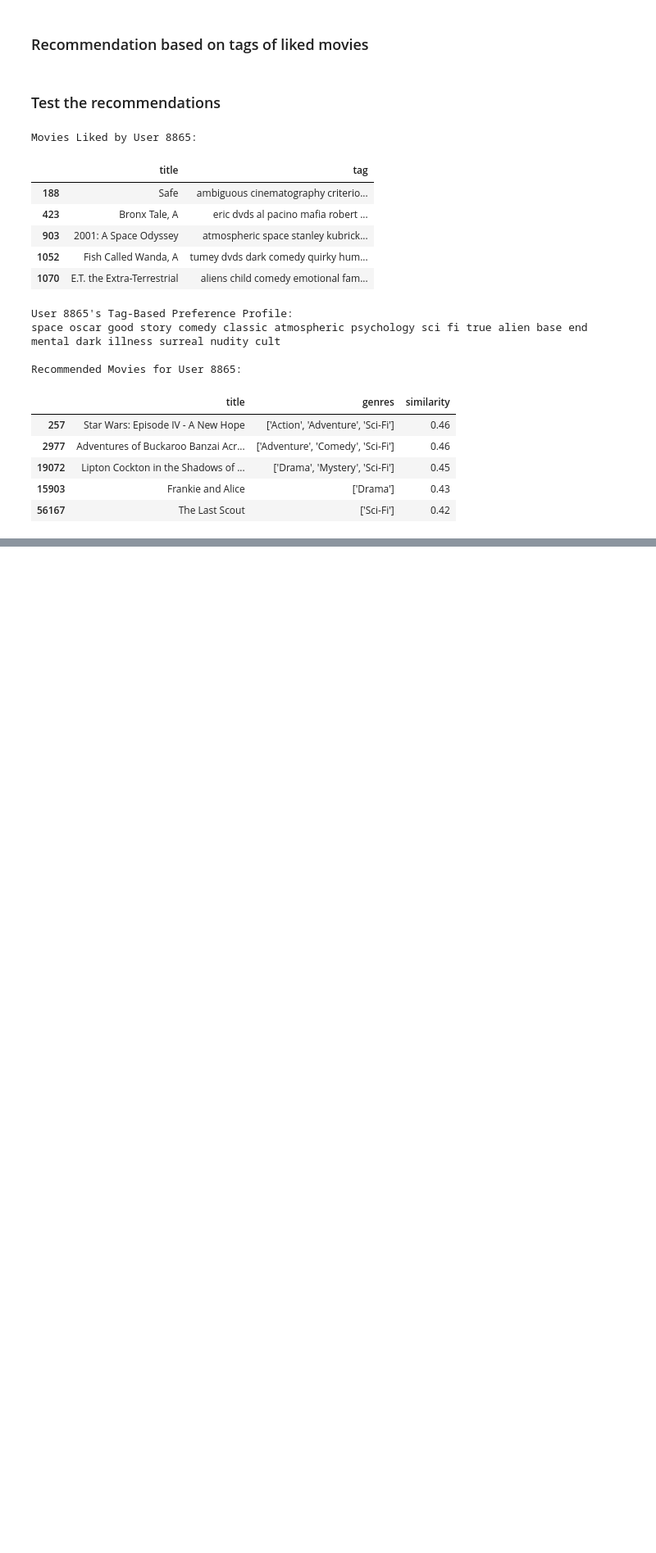
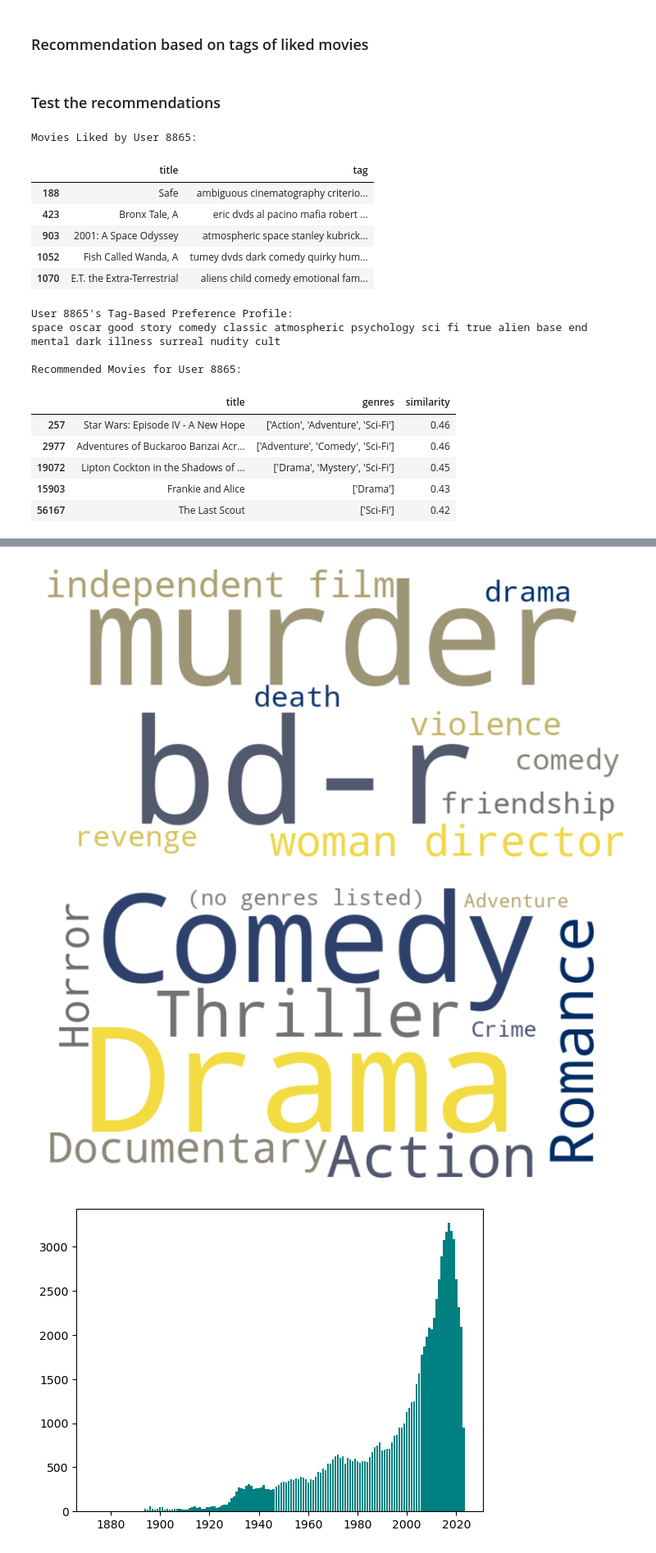
Before and after one commit to zhemepatis/VU-B-5-NLP-PRJ, a Jupyter notebook: ntbk.ipynb, the cells around one changed output, grey strips where cells are left out. Shown at 82% size. Drawn from its saved outputs; the diff is of its cells as text; code cells hidden in the pictures; blank space fills up the shorter version.

Commit message:
added plotting outline

```diff
--- a/ntbk.ipynb
+++ b/ntbk.ipynb
@@ -356,0 +374,46 @@ Recommended Movies for User 8865:
+# %%
+# flattening data frames
+tags_flattened = [tag for row in movies_df["tags"] for tag in row]
+tags_ctr = Counter(tags_flattened)
+
+genres_flattened = [genre for row in movies_df["genres"] for genre in row]
+genres_ctr = Counter(genres_flattened)
+
+release_years = movies_df["year"]
+years_ctr = Counter(release_years)
+
+ratings = ratings_df['rating']
+# %%
+# creating custom word cloud
+wc = WordCloud(
+    background_color = "white",
+    colormap = "cividis",
+    max_words = 10,
+    stopwords = STOPWORDS,
+    max_font_size = 100,
+    scale = 2,
+)
+
+tags_plot = plot_word_cloud(wc, tags_ctr)
+tags_plot.show()
+
+genres_plot = plot_word_cloud(wc, genres_ctr)
+genres_plot.show()
+
+# plotting bar charts
+plot = plot_bar_chart(years_ctr, "title", "x", "y")
+plot.show()
+
+# plot = plot_bar_chart(tags_ctr, "title", "x", "y")
+# plot.show()
+
+plot = plot_bar_chart(genres_ctr, "title", "x", "y")
+plot.show()
+
+# plotting histogram
+plot = plot_histogram(ratings, "title", "x", "y")
+plot.show()
+# %% [output]
+[figure, added]
+[figure, added]
+[figure, added]
```
Also changed, not shown: parts of 4 cells of this notebook, 1 other file.
